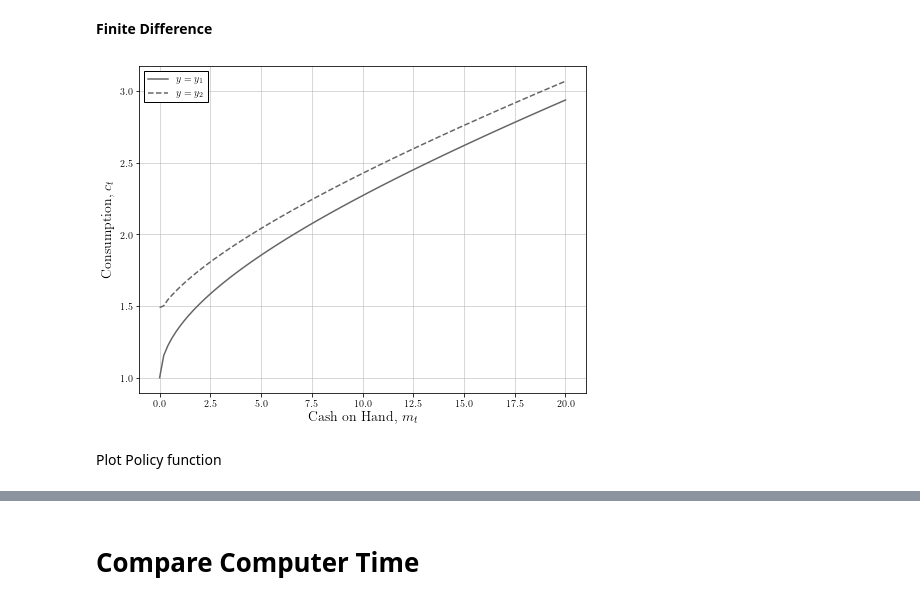
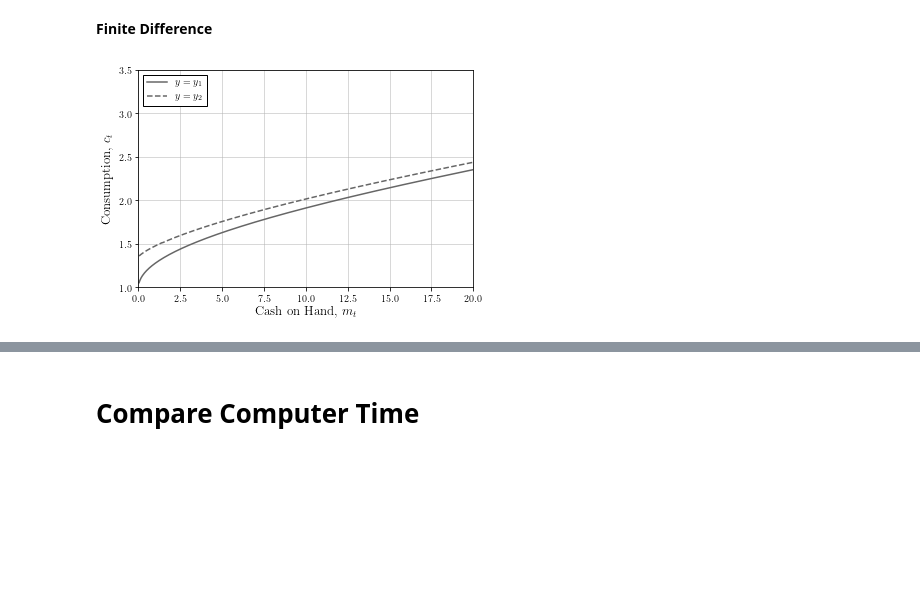
Before and after one commit to madsankern/DynamicProgramming, a Jupyter notebook: solve_1d_model.ipynb, the cells around one changed output, grey strips where cells are left out. Saved outputs shown, nothing was run; the diff lists cells and outputs as text; code cells hidden in the pictures; blank space fills up the shorter version.

```diff
--- a/solve_1d_model.ipynb
+++ b/solve_1d_model.ipynb
@@ -30,33 +31,33 @@ model = model_class()
 model.setup()
 model.create_grids()
 
-val = 1.0
+# Setup eta value
+val = 2.0
 model.par.eta = val
 # %% [markdown]
 **Finite Difference**
 # %%
 # Solve model
-# model.create_grids()
-# model.solve_fd()
+model.par.Nm = 500
+model.create_grids()
+model.solve_fd()
 
 # Generate figure
-fig = plt.figure(figsize=(8,6))
+fig = plt.figure(figsize=(6,4))
 ax = fig.add_subplot(1,1,1)
 
 # Settings
 ax.grid(b=True, which = 'major', linestyle='-', linewidth=0.5, color='0.7')
-# ax.set_xlim([-0.03,1])
-# ax.set_ylim([-0.1,2.5])
-ax.set_xlabel(r'Cash on Hand, $m_t$', size=14)
-ax.set_ylabel(r'Consumption, $c_t$', size=14)
+ax.set_xlim([0.0,20])
+ax.set_ylim([1.0,3.5])
+ax.set_xlabel(r'Cash on Hand, $m_t$', size=13)
+ax.set_ylabel(r'Consumption, $c_t$', size=13)
 
 # Plot
-ax.plot(model.sol_fd.m,model.sol_fd.c[0], label= r'$y = y_1$', linestyle = '-', color = '0.4')
-ax.plot(model.sol_fd.m,model.sol_fd.c[1], label= r'$y = y_2$', linestyle = '--', color = '0.4')
+ax.plot(model.sol_fd.m[1:],model.sol_fd.c[0,1:], label= r'$y = y_1$', linestyle = '-', color = '0.4')
+ax.plot(model.sol_fd.m[1:],model.sol_fd.c[1,1:], label= r'$y = y_2$', linestyle = '--', color = '0.4')
 
-ax.legend(frameon = True, edgecolor = 'k', facecolor = 'white', framealpha=1, fancybox=False)
-plt.savefig('fd_1d_policy.pdf')
+ax.legend(frameon = True, edgecolor = 'k', facecolor = 'white', framealpha=1, fancybox=False, loc = 2)
+plt.savefig('figs/fd_1d_policy.pdf')
 # %% [output]
-[figure, old version]
+[figure, new version]
-# %% [markdown]
-Plot Policy function
```
Also changed, not shown: parts of 17 cells of this notebook.
